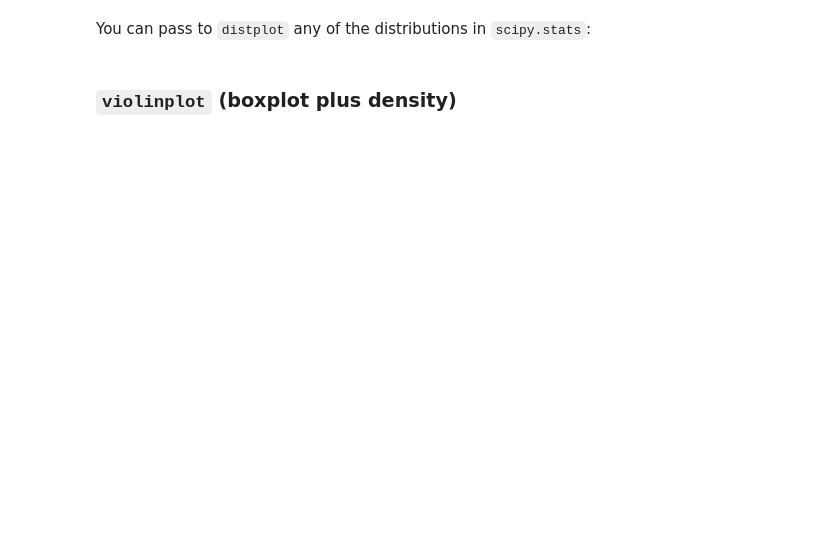
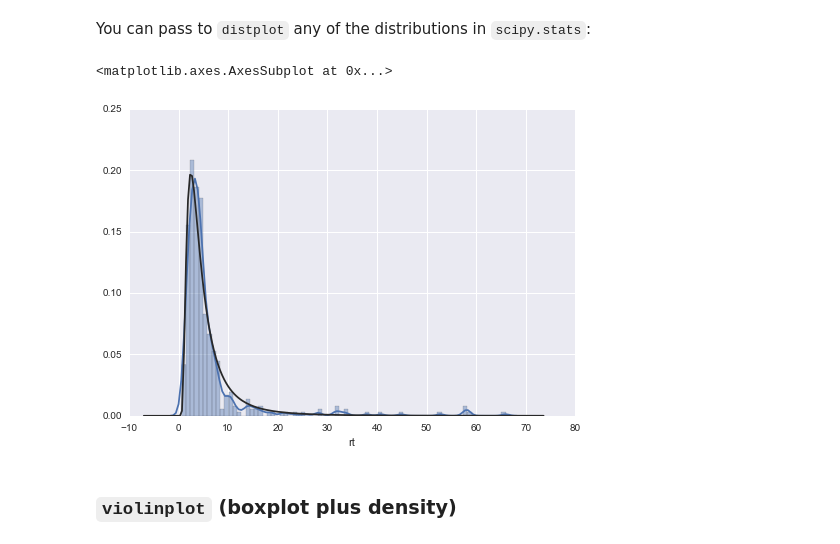
Before and after one commit to hsharrison/open-source-science-workshop, a Jupyter notebook: sessions/2014-07-10/2-advanced-plotting.ipynb, the cells around one changed output. Cells and saved outputs as stored; diff of their text form; code cells hidden in the pictures; blank space fills up the shorter version.

```diff
--- a/sessions/2014-07-10/2-advanced-plotting.ipynb
+++ b/sessions/2014-07-10/2-advanced-plotting.ipynb
@@ -35,5 +35,5 @@ I'm going to grab a few datasets to plot with.
 You may have to change the path.
 # %%
 import pandas as pd
-ramp_data = pd.read_table('data.csv', sep=',').set_index(['participant', 'block', 'trial'])
+ramp_data = pd.read_table('/home/hen/repos/open-source-science-workshop/sessions/2014-07-10/data.csv', sep=',').set_index(['participant', 'block', 'trial'])
 ramp_data.head()
@@ -171,10 +223,14 @@ sns.distplot(ramp_data['rt'].dropna(), hist_kws=dict(range=(ramp_data['rt'].min(
 # %% [markdown]
 You can pass to `distplot` any of the distributions in `scipy.stats`:
 # %%
+import numpy as np
 from scipy import stats
 
-sns.distplot(ramp_data['rt'].dropna(), fit=stats.exponweib, kde=False, bins=np.arange(1, 7),
+sns.distplot(ramp_data['rt'].dropna(), fit=stats.exponweib, kde=True,
              hist_kws=dict(range=(ramp_data['rt'].min(), ramp_data['rt'].max())))
+# %% [output]
+<matplotlib.axes.AxesSubplot at 0x...>
+[figure, added]
 # %% [markdown]
 ### `violinplot` (boxplot plus density)
 # %%
```
Also changed, not shown: parts of 52 cells of this notebook, 1 other file.
